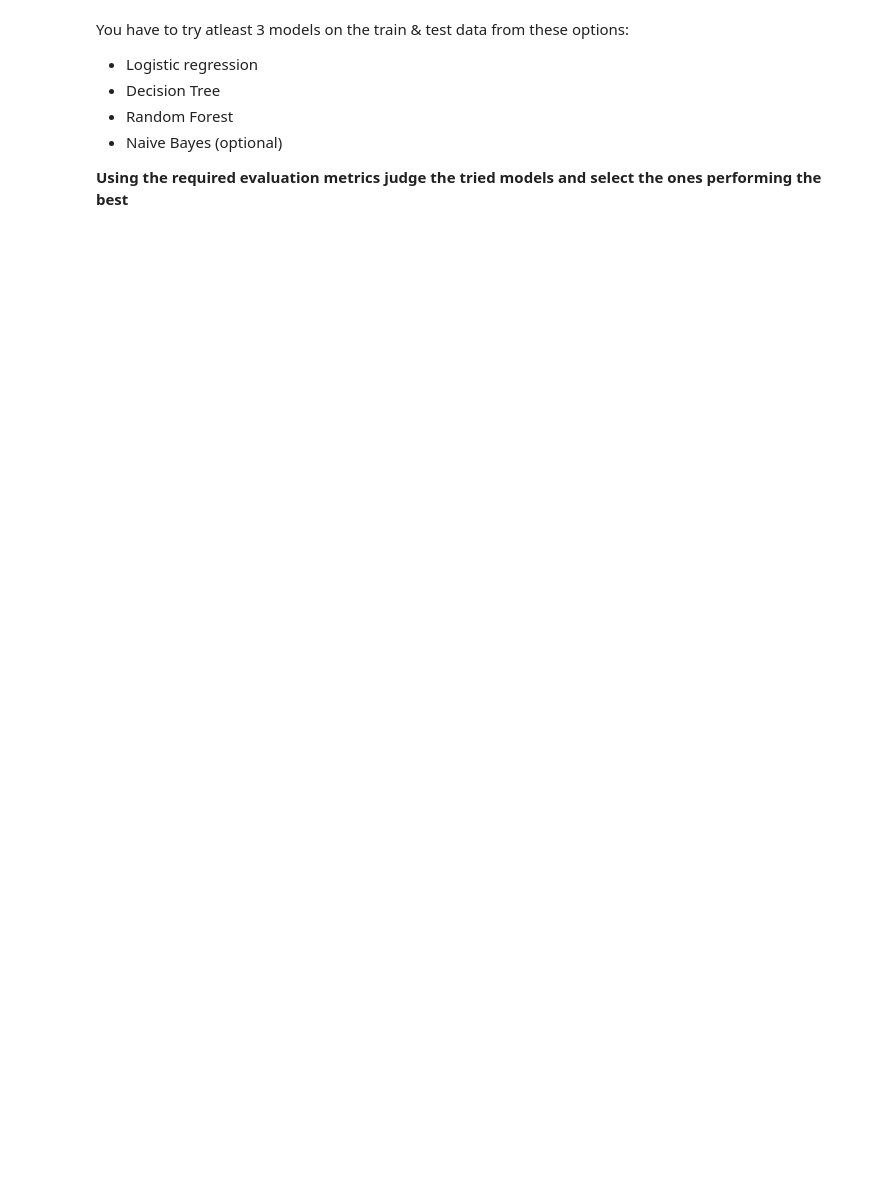
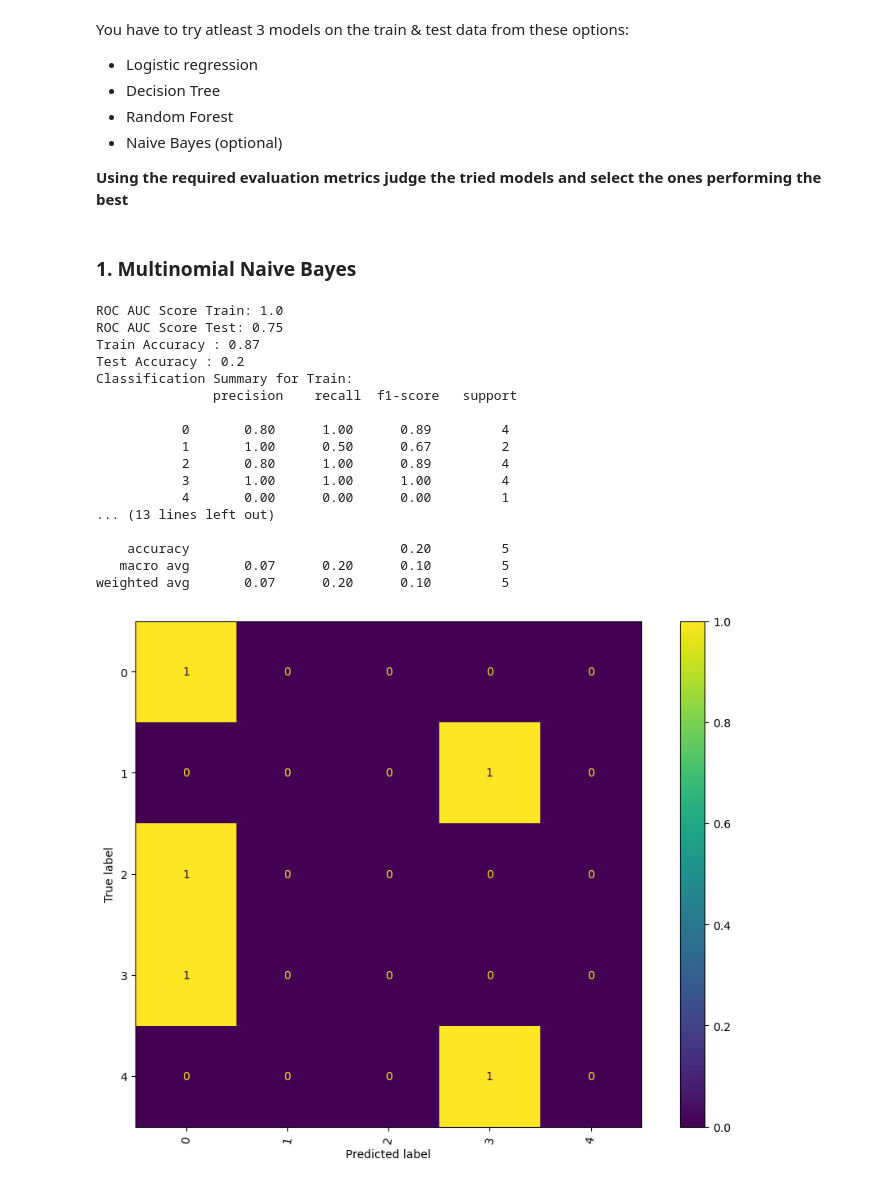
Before and after one commit to Naveenkv93/NLP-Case-Study---Automatic-Ticket-Classification, a Jupyter notebook: Automatic_Ticket_Classification_Assignment.ipynb, the cells around one changed output. Drawn from its saved outputs; the diff is of its cells as text; code cells hidden in the pictures; blank space fills up the shorter version.

Commit message:
Model building and Evaluation

```diff
--- a/Automatic_Ticket_Classification_Assignment.ipynb
+++ b/Automatic_Ticket_Classification_Assignment.ipynb
@@ -595,12 +636,21 @@ training_data
 * Create the vector counts using Count Vectoriser
 * Transform the word vecotr to tf-idf
 * Create the train & test data using the train_test_split on the tf-idf & topics
+# %%
+X = training_data.complaint_what_happened
+y = training_data.Topic
+# %%
+#Write your code to get the Vector count
+count_vect = CountVectorizer()
+X_vect = count_vect.fit_transform(X)
 # %%
-
-#Write your code to get the Vector count
-
-
 #Write your code here to transform the word vector to tf-idf
+tfidf_transformer = TfidfTransformer()
+X_tfidf = tfidf_transformer.fit_transform(X_vect)
+# %%
+#train test split
+from sklearn.model_selection import train_test_split
+X_train, X_test, y_train, y_test = train_test_split(X_tfidf, y, test_size=0.25, random_state=40, stratify=y)
 # %% [markdown]
 You have to try atleast 3 models on the train & test data from these options:
 * Logistic regression
@@ -613,0 +734,28 @@ You have to try atleast 3 models on the train & test data from these options:
+# %% [markdown]
+### 1. Multinomial Naive Bayes
+# %%
+mnb = MultinomialNB()
+# fit model
+mnb.fit(X_train, y_train)
+# display classification report
+metric1=[]
+display_classification_summary(mnb,metric1)
+# %% [output]
+ROC AUC Score Train: 1.0
+ROC AUC Score Test: 0.75
+Train Accuracy : 0.87
+Test Accuracy : 0.2
+Classification Summary for Train:
+               precision    recall  f1-score   support
+
+           0       0.80      1.00      0.89         4
+           1       1.00      0.50      0.67         2
+           2       0.80      1.00      0.89         4
+           3       1.00      1.00      1.00         4
+           4       0.00      0.00      0.00         1
+... (13 lines left out)
+
+    accuracy                           0.20         5
+   macro avg       0.07      0.20      0.10         5
+weighted avg       0.07      0.20      0.10         5
+[figure, added]
```
Also changed, not shown: parts of 35 cells of this notebook.
